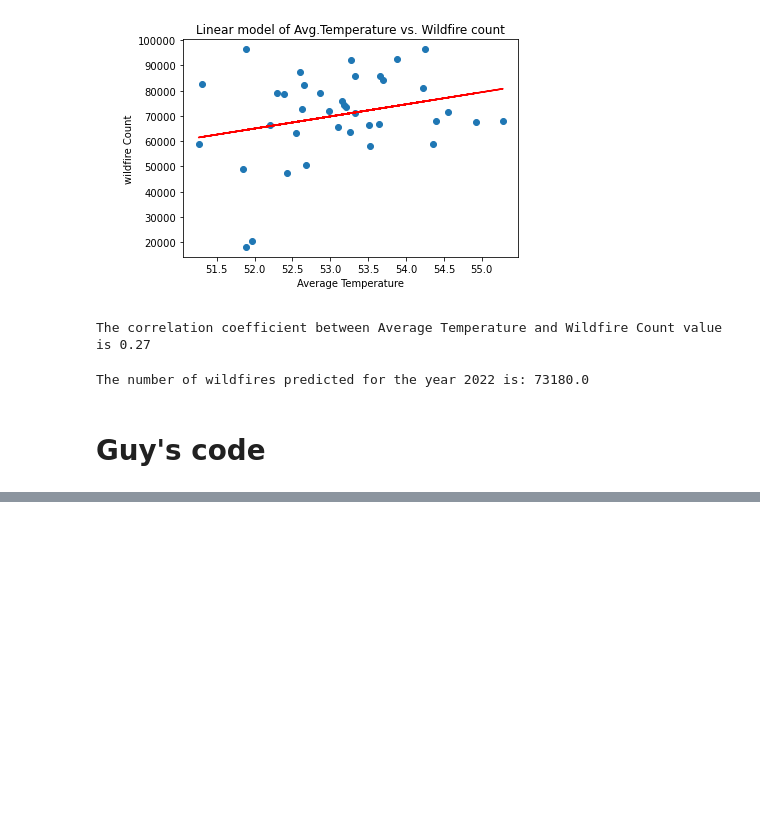
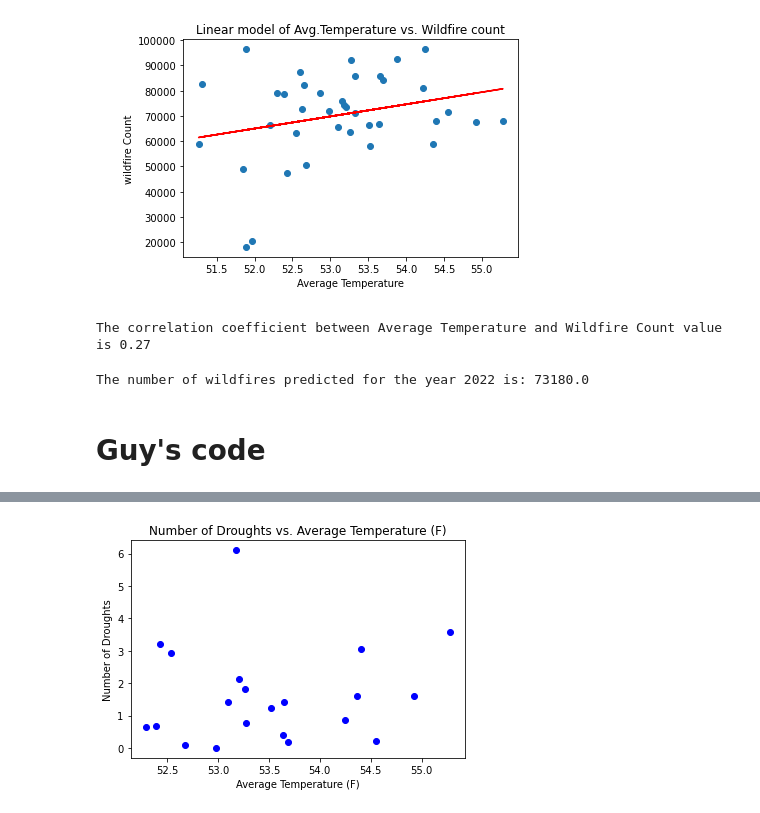
Before and after one commit to SaradhaRam/Climatechange-Extreme-Weather-Analysis, a Jupyter notebook: Final_Combined_Notebook.ipynb, the cells around one changed output, grey strips where cells are left out. Saved outputs shown, nothing was run; the diff lists cells and outputs as text; code cells hidden in the pictures; blank space fills up the shorter version.

```diff
--- a/Final_Combined_Notebook.ipynb
+++ b/Final_Combined_Notebook.ipynb
@@ -460,0 +534,3 @@ The number of wildfires predicted for the year 2022 is: 73180.0
+# %%
+temp = temp["Average_Temp"]
+temp
@@ -460,0 +569,13 @@ The number of wildfires predicted for the year 2022 is: 73180.0
+# %%
+# Create x and y axis for scatter chart
+x_axis = temp
+y_axis = d4
+
+# Create scatter chart to display number of tropical storms against average temp.
+plt.scatter(x_axis, y_axis, color='b')
+plt.title("Number of Droughts vs. Average Temperature (F)")
+plt.xlabel("Average Temperature (F)")
+plt.ylabel("Number of Droughts")
+plt.show()
+# %% [output]
+[figure, added]
```
Also changed, not shown: parts of 9 cells of this notebook, 3 other files.
